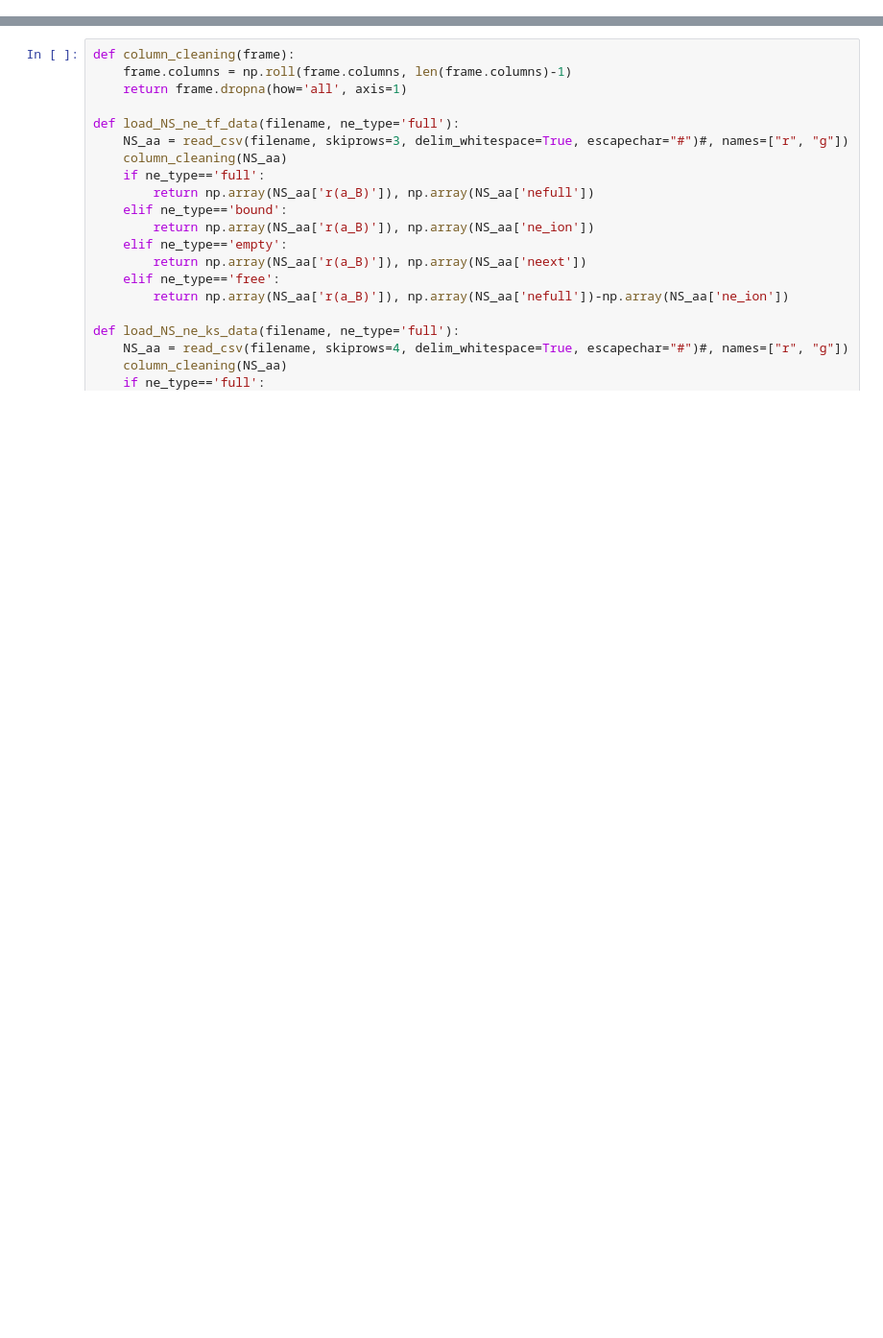
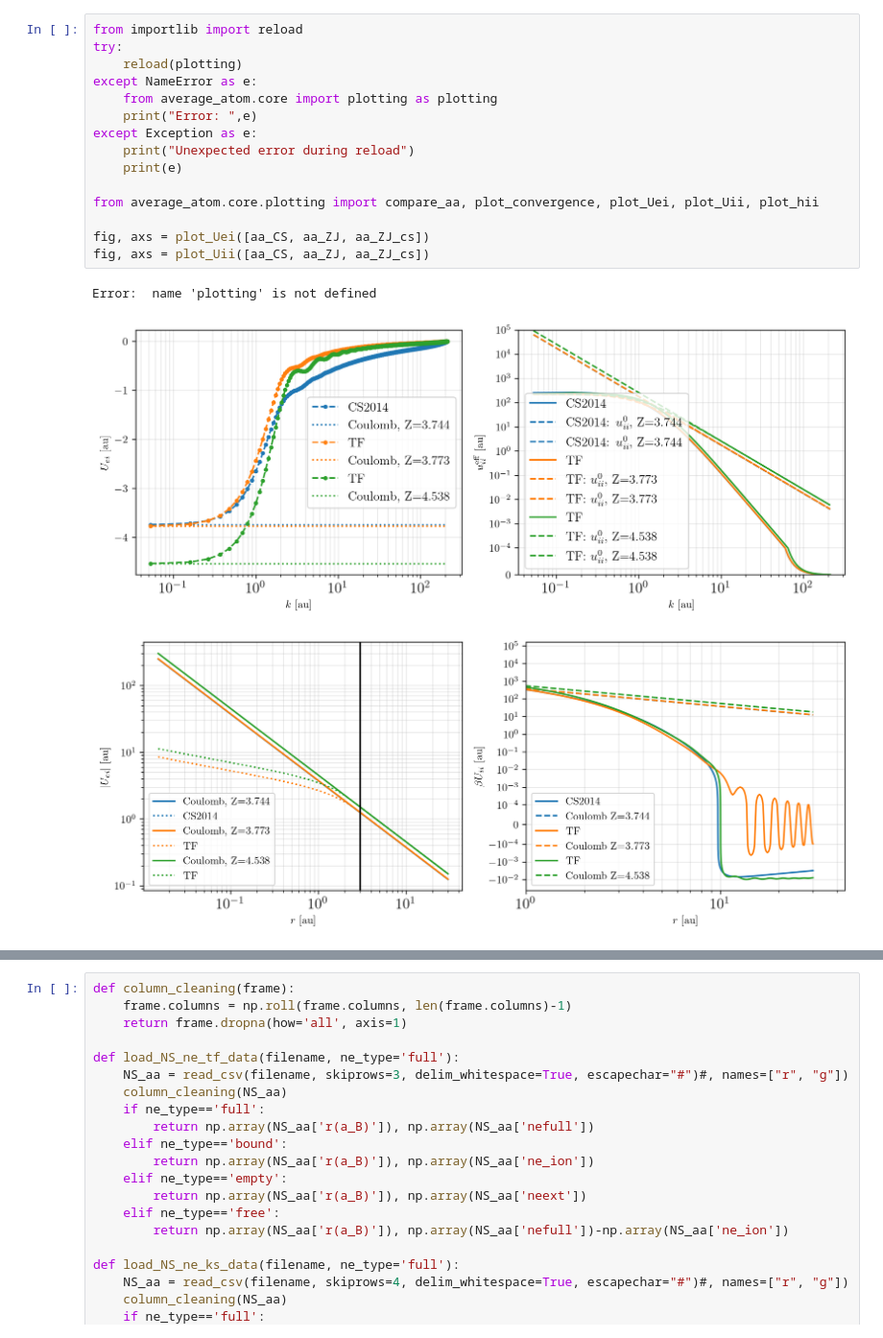
Before and after one commit to ZachAJohnson/OFAA, a Jupyter notebook: jupyter/AA_model_comparison.ipynb, the cells around one changed output, grey strips where cells are left out. Shown at 96% size. Drawn from its saved outputs; the diff is of its cells as text; blank space fills up the shorter version.

```diff
--- a/jupyter/AA_model_comparison.ipynb
+++ b/jupyter/AA_model_comparison.ipynb
@@ -120,0 +199,19 @@ plot_convergence(aa_CS.core_atom)
+# %%
+from importlib import reload
+try:
+    reload(plotting)
+except NameError as e:
+    from average_atom.core import plotting as plotting
+    print("Error: ",e)
+except Exception as e:
+    print("Unexpected error during reload")
+    print(e)
+
+from average_atom.core.plotting import compare_aa, plot_convergence, plot_Uei, plot_Uii, plot_hii
+
+fig, axs = plot_Uei([aa_CS, aa_ZJ, aa_ZJ_cs])
+fig, axs = plot_Uii([aa_CS, aa_ZJ, aa_ZJ_cs])
+# %% [output]
+Error:  name 'plotting' is not defined
+[figure, added]
+[figure, added]
```
Also changed, not shown: parts of 16 cells of this notebook, 30 other files.
